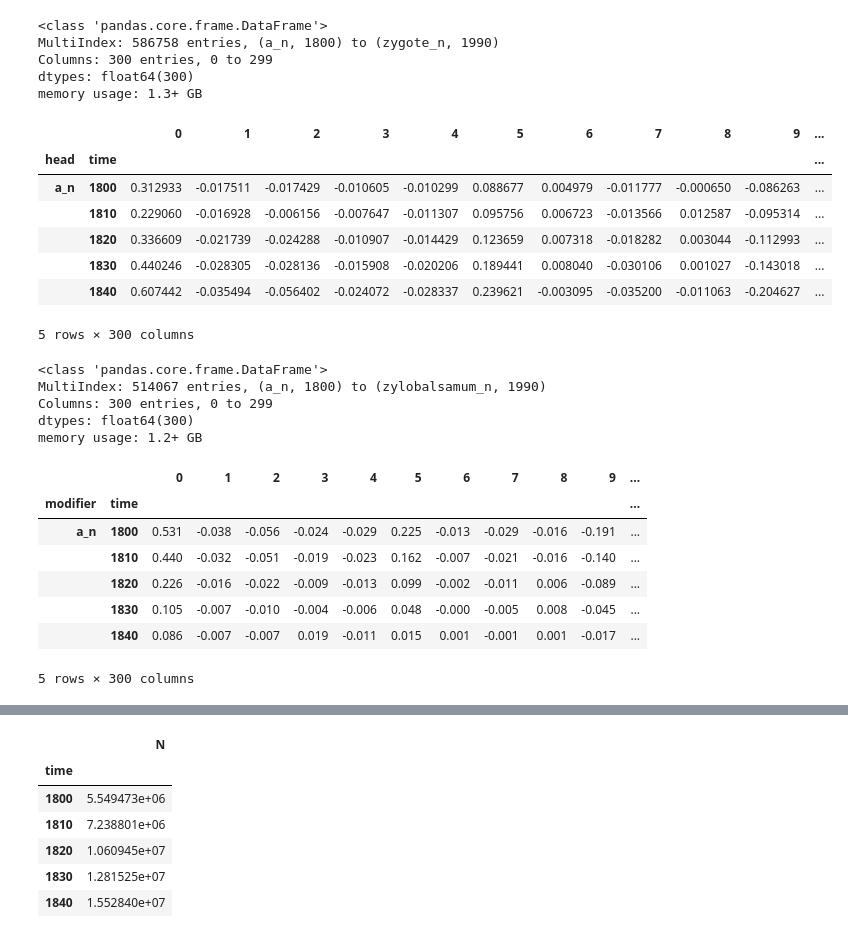
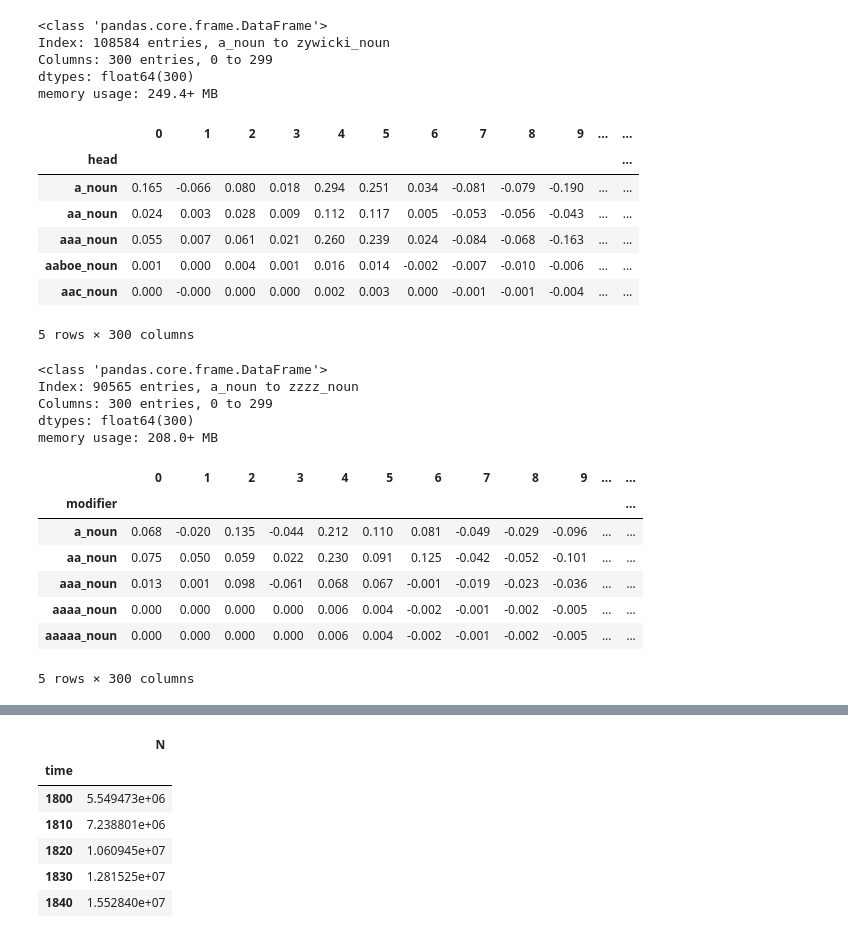
Before and after one commit to prajitdhar/Compounding, a Jupyter notebook: novel_compound_predictor/FeatureExtractor_Dense.ipynb, the cells around one changed output, grey strips where cells are left out. Cells and saved outputs as stored; diff of their text form; code cells hidden in the pictures.

```diff
--- a/novel_compound_predictor/FeatureExtractor_Dense.ipynb
+++ b/novel_compound_predictor/FeatureExtractor_Dense.ipynb
@@ -29,47 +29,47 @@ def lemma_maker(x, y):
     #print(lemmatizer(x,y)[0])
     return lemmatizer(x,y)[0]
 # %%
-heads=pd.read_pickle("/data/dharp/compounding/datasets/heads_CompoundCentric_DecadeCentric_300.pkl")
+heads=pd.read_pickle("/data/dharp/compounding/datasets/heads_CompoundAware_0_20_300.pkl")
 #heads.reset_index(inplace=True)
 #heads=heads.drop(['decade'],axis=1).groupby(['head']).mean()
-heads=heads+1
-heads.index.set_names('time', level=1,inplace=True)
+#heads=heads+1
+#heads.index.set_names('time', level=1,inplace=True)
 heads.info()
 heads.head()
 # %% [output]
 <class 'pandas.core.frame.DataFrame'>
-MultiIndex: 586758 entries, (a_n, 1800) to (zygote_n, 1990)
+Index: 108584 entries, a_noun to zywicki_noun
 Columns: 300 entries, 0 to 299
 dtypes: float64(300)
-memory usage: 1.3+ GB
+memory usage: 249.4+ MB
-|  |  | 0 | 1 | 2 | 3 | 4 | 5 | 6 | 7 | 8 | 9 | ... |
-| head | time |  |  |  |  |  |  |  |  |  |  | ... |
-| a_n | 1800 | 0.312933 | -0.017511 | -0.017429 | -0.010605 | -0.010299 | 0.088677 | 0.004979 | -0.011777 | -0.000650 | -0.086263 | ... |
-|  | 1810 | 0.229060 | -0.016928 | -0.006156 | -0.007647 | -0.011307 | 0.095756 | 0.006723 | -0.013566 | 0.012587 | -0.095314 | ... |
-|  | 1820 | 0.336609 | -0.021739 | -0.024288 | -0.010907 | -0.014429 | 0.123659 | 0.007318 | -0.018282 | 0.003044 | -0.112993 | ... |
-|  | 1830 | 0.440246 | -0.028305 | -0.028136 | -0.015908 | -0.020206 | 0.189441 | 0.008040 | -0.030106 | 0.001027 | -0.143018 | ... |
-|  | 1840 | 0.607442 | -0.035494 | -0.056402 | -0.024072 | -0.028337 | 0.239621 | -0.003095 | -0.035200 | -0.011063 | -0.204627 | ... |
+|  | 0 | 1 | 2 | 3 | 4 | 5 | 6 | 7 | 8 | 9 | ... | ... |
+| head |  |  |  |  |  |  |  |  |  |  |  | ... |
+| a_noun | 0.165 | -0.066 | 0.080 | 0.018 | 0.294 | 0.251 | 0.034 | -0.081 | -0.079 | -0.190 | ... | ... |
+| aa_noun | 0.024 | 0.003 | 0.028 | 0.009 | 0.112 | 0.117 | 0.005 | -0.053 | -0.056 | -0.043 | ... | ... |
+| aaa_noun | 0.055 | 0.007 | 0.061 | 0.021 | 0.260 | 0.239 | 0.024 | -0.084 | -0.068 | -0.163 | ... | ... |
+| aaboe_noun | 0.001 | 0.000 | 0.004 | 0.001 | 0.016 | 0.014 | -0.002 | -0.007 | -0.010 | -0.006 | ... | ... |
+| aac_noun | 0.000 | -0.000 | 0.000 | 0.000 | 0.002 | 0.003 | 0.000 | -0.001 | -0.001 | -0.004 | ... | ... |
 5 rows × 300 columns
 # %%
-modifiers=pd.read_pickle("/data/dharp/compounding/datasets/modifiers_CompoundCentric_DecadeCentric_300.pkl")
+modifiers=pd.read_pickle("/data/dharp/compounding/datasets/modifiers_CompoundAware_0_20_300.pkl")
 #heads.reset_index(inplace=True)
 #heads=heads.drop(['decade'],axis=1).groupby(['head']).mean()
 #modifiers=modifiers+1
-modifiers.index.set_names('time', level=1,inplace=True)
+#modifiers.index.set_names('time', level=1,inplace=True)
 modifiers.info()
 modifiers.head()
 # %% [output]
 <class 'pandas.core.frame.DataFrame'>
-MultiIndex: 514067 entries, (a_n, 1800) to (zylobalsamum_n, 1990)
+Index: 90565 entries, a_noun to zzzz_noun
 Columns: 300 entries, 0 to 299
 dtypes: float64(300)
-memory usage: 1.2+ GB
+memory usage: 208.0+ MB
-|  |  | 0 | 1 | 2 | 3 | 4 | 5 | 6 | 7 | 8 | 9 | ... |
-| modifier | time |  |  |  |  |  |  |  |  |  |  | ... |
-| a_n | 1800 | 0.531 | -0.038 | -0.056 | -0.024 | -0.029 | 0.225 | -0.013 | -0.029 | -0.016 | -0.191 | ... |
-|  | 1810 | 0.440 | -0.032 | -0.051 | -0.019 | -0.023 | 0.162 | -0.007 | -0.021 | -0.016 | -0.140 | ... |
-|  | 1820 | 0.226 | -0.016 | -0.022 | -0.009 | -0.013 | 0.099 | -0.002 | -0.011 | 0.006 | -0.089 | ... |
-|  | 1830 | 0.105 | -0.007 | -0.010 | -0.004 | -0.006 | 0.048 | -0.000 | -0.005 | 0.008 | -0.045 | ... |
-|  | 1840 | 0.086 | -0.007 | -0.007 | 0.019 | -0.011 | 0.015 | 0.001 | -0.001 | 0.001 | -0.017 | ... |
+|  | 0 | 1 | 2 | 3 | 4 | 5 | 6 | 7 | 8 | 9 | ... | ... |
+| modifier |  |  |  |  |  |  |  |  |  |  |  | ... |
+| a_noun | 0.068 | -0.020 | 0.135 | -0.044 | 0.212 | 0.110 | 0.081 | -0.049 | -0.029 | -0.096 | ... | ... |
+| aa_noun | 0.075 | 0.050 | 0.059 | 0.022 | 0.230 | 0.091 | 0.125 | -0.042 | -0.052 | -0.101 | ... | ... |
+| aaa_noun | 0.013 | 0.001 | 0.098 | -0.061 | 0.068 | 0.067 | -0.001 | -0.019 | -0.023 | -0.036 | ... | ... |
+| aaaa_noun | 0.000 | 0.000 | 0.000 | 0.000 | 0.006 | 0.004 | -0.002 | -0.001 | -0.002 | -0.005 | ... | ... |
+| aaaaa_noun | 0.000 | 0.000 | 0.000 | 0.000 | 0.006 | 0.004 | -0.002 | -0.001 | -0.002 | -0.005 | ... | ... |
 5 rows × 300 columns
 # %%
```
Also changed, not shown: parts of 4 cells of this notebook, 11 other files.
